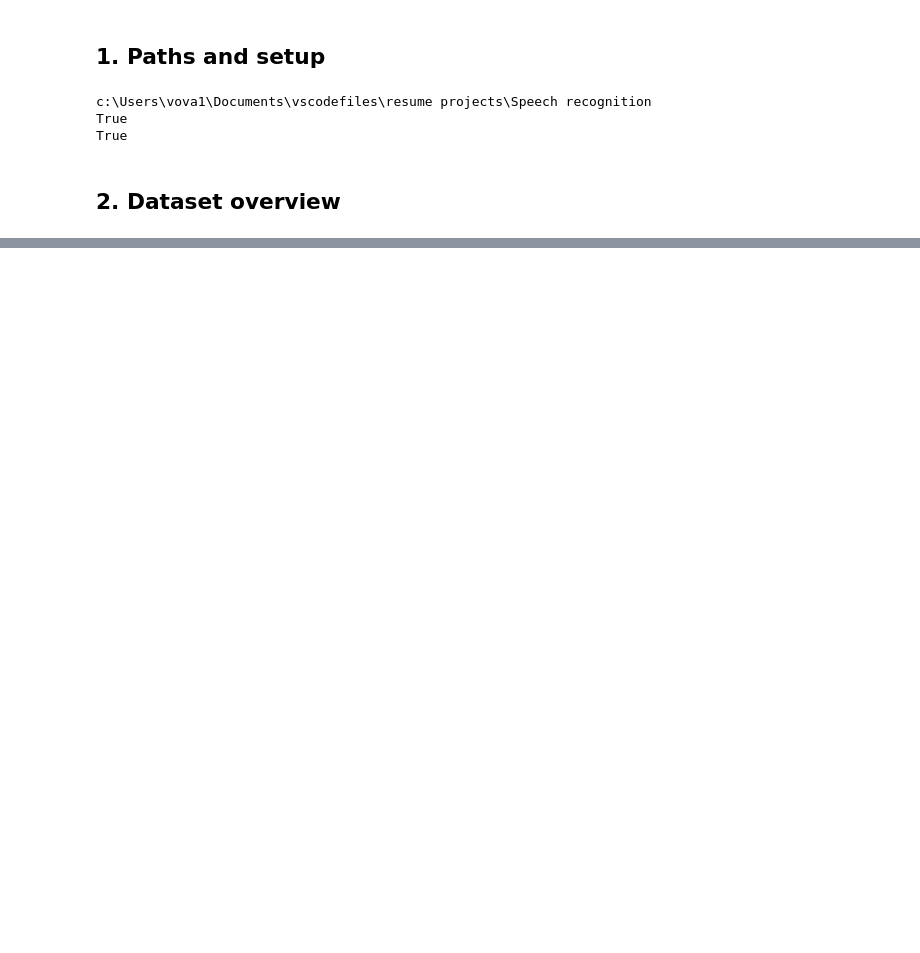
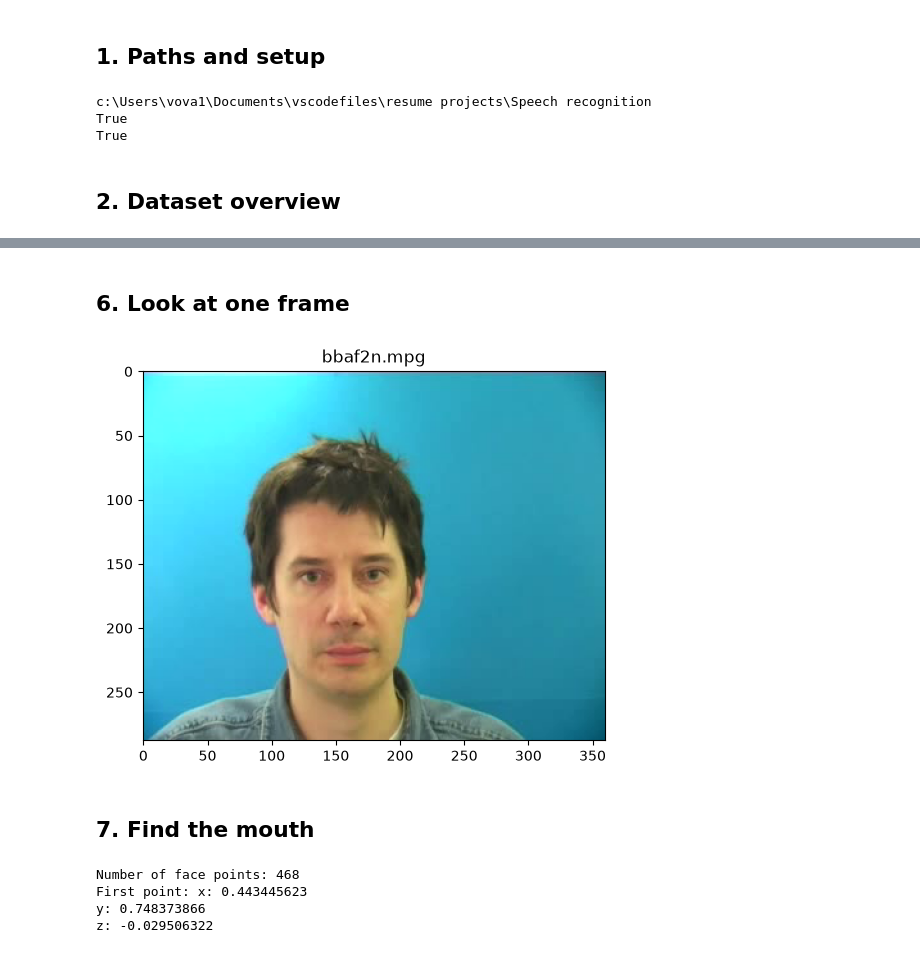
Before and after one commit to Vlvasile/lip-reading-grid, a Jupyter notebook: notebooks/01_load_data.ipynb, the cells around one changed output, grey strips where cells are left out. Cells and saved outputs as stored; diff of their text form; code cells hidden in the pictures; blank space fills up the shorter version.

```diff
--- a/notebooks/01_load_data.ipynb
+++ b/notebooks/01_load_data.ipynb
@@ -68,0 +130,4 @@ Unique words: 53
+# %%
+for path in aligns[:5]:
+    sentence = read_align(path)
+    print(path.name, "->", sentence)
@@ -68,0 +209,16 @@ Unique words: 53
+# %%
+from collections import Counter
+
+frame_counter = Counter()
+bad_videos = []
+
+for path in videos:
+    frames = read_video(path)
+    number_of_frames = len(frames)
+    frame_counter[number_of_frames] += 1
+
+    if number_of_frames != 75:
+        bad_videos.append(path)
+
+print("Frames per video:", frame_counter.most_common())
+print("Videos without 75 frames:", len(bad_videos))
@@ -68,0 +228,14 @@ Unique words: 53
+# %%
+print("Bad videos:")
+for path in bad_videos:
+    print(make_key(path))
+
+clean_videos = []
+for path in videos:
+    if path not in bad_videos:
+        clean_videos.append(path)
+
+print()
+print("All videos:", len(videos))
+print("Removed:", len(bad_videos))
+print("Clean videos:", len(clean_videos))
@@ -68,0 +262,35 @@ Unique words: 53
+# %% [markdown]
+## 6. Look at one frame
+# %%
+import matplotlib.pyplot as plt
+
+frames = read_video(clean_videos[0])
+first_frame = frames[0]
+
+rgb_frame = cv2.cvtColor(first_frame, cv2.COLOR_BGR2RGB)
+
+plt.imshow(rgb_frame)
+plt.title(clean_videos[0].name)
+plt.show()
+# %% [output]
+[figure, added]
+# %% [markdown]
+## 7. Find the mouth
+# %%
+import mediapipe as mp
+
+face_mesh = mp.solutions.face_mesh.FaceMesh(
+    static_image_mode=True,
+    max_num_faces=1,
+)
+
+results = face_mesh.process(rgb_frame)
+landmarks = results.multi_face_landmarks[0].landmark
+
+print("Number of face points:", len(landmarks))
+print("First point:", landmarks[0])
+# %% [output]
+Number of face points: 468
+First point: x: 0.443445623
+y: 0.748373866
+z: -0.029506322
```
Also changed, not shown: parts of 36 cells of this notebook, 2 other files.
